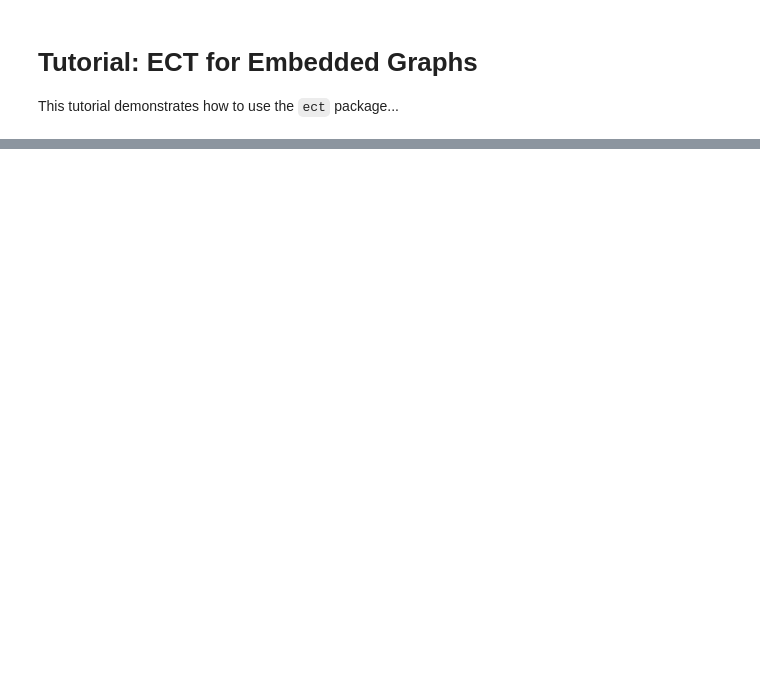
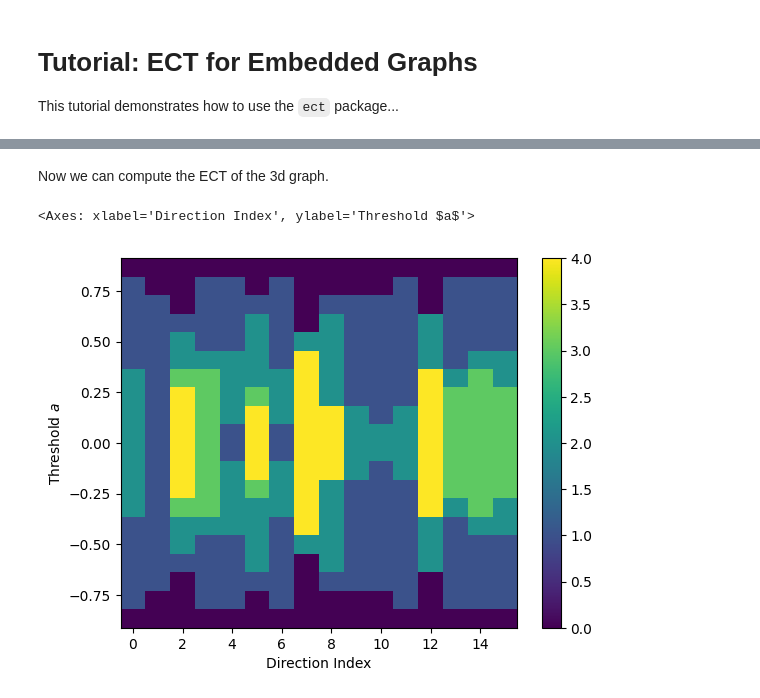
Before and after one commit to MunchLab/ect, a Jupyter notebook: doc_source/notebooks/tutorial_graph.ipynb, the cells around one changed output, grey strips where cells are left out. Saved outputs shown, nothing was run; the diff lists cells and outputs as text; code cells hidden in the pictures; blank space fills up the shorter version.

```diff
--- a/doc_source/notebooks/tutorial_graph.ipynb
+++ b/doc_source/notebooks/tutorial_graph.ipynb
@@ -109,0 +215,9 @@ sect.plot()
+# %% [markdown]
+ Now we can compute the ECT of the 3d graph.
+# %%
+ect_3d = ECT(num_dirs=16, num_thresh=20)
+result_3d = ect_3d.calculate(graph_3d)
+result_3d.plot()
+# %% [output]
+<Axes: xlabel='Direction Index', ylabel='Threshold $a$'>
+[figure, added]
```
Also changed, not shown: parts of 27 cells of this notebook.
